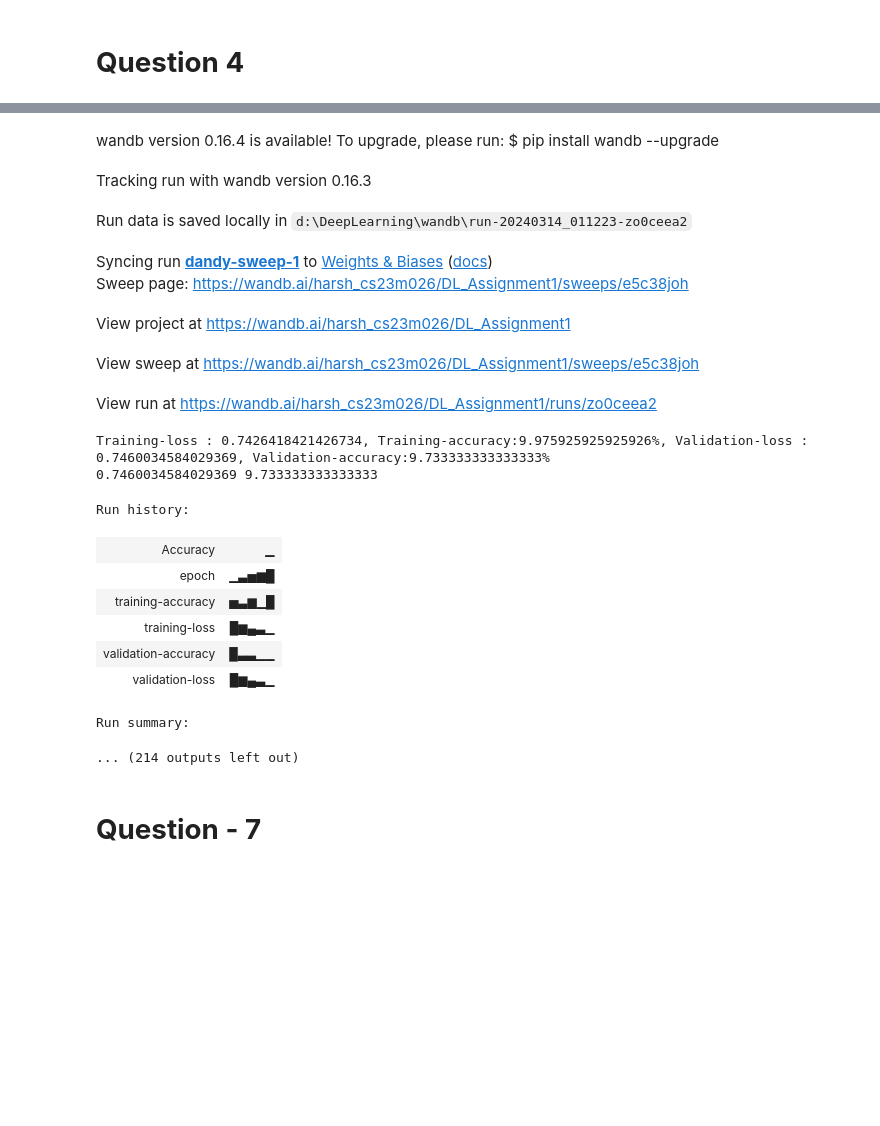
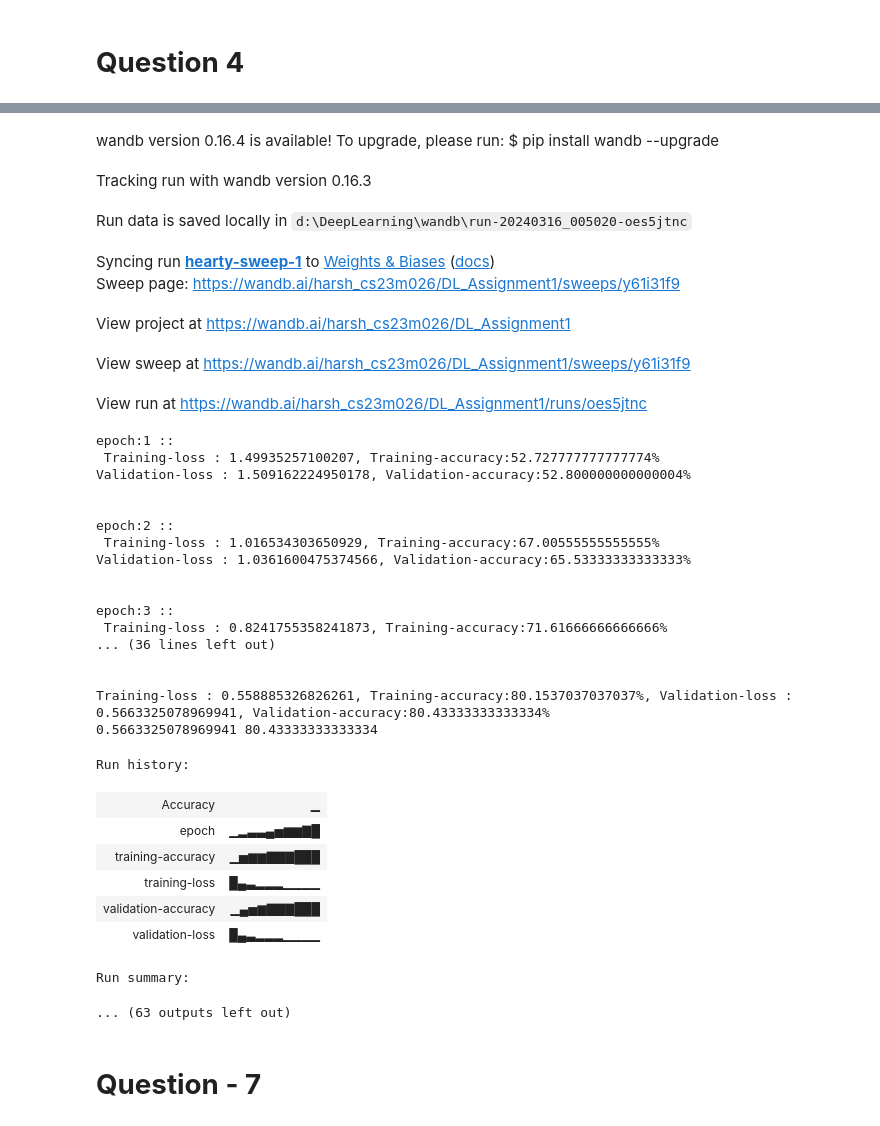
Before and after one commit to harshgupta1806/Feed-Forward-Neural-Network, a Jupyter notebook: DL_Assignment1_Final.ipynb, the cells around one changed output, grey strips where cells are left out. Saved outputs shown, nothing was run; the diff lists cells and outputs as text; code cells hidden in the pictures; blank space fills up the shorter version.

```diff
--- a/DL_Assignment1_Final.ipynb
+++ b/DL_Assignment1_Final.ipynb
@@ -867,24 +863,0 @@ Validation-loss : 0.3376357511931153, Validation-accuracy:60.5%
-# %%
-PARAM_NEURAL_NETWORK = {
-    "hidden_layers": 4,
-    "hidden_layer_sizes" : 64,
-    "activation_function": "ReLU", # sigmoid, tanh, ReLU
-    "dataset" : "mnist",
-    "loss_function" : "cross_entropy", # mean_squared_error, cross_entropy
-    "init" : "Xavier" #random, Xavier
-}
-PARAM_OPTIMIZER = {
-    "eta": 0.001,
-    "optimizer": "rmsprop", #sgd, momentum, adam, nadam, rmsprop, nag
-    "beta": 0.9,
-    "weight_decay": 0,
-    "epsilon": 1e-8,
-    "beta2" : 0.999,
-    "beta1" : 0.999,
-    "momentum" : 0.9
-}
-neural_network = Neural_Network(PARAM_NEURAL_NETWORK)
-optimizer = Optimizer(neural_network, PARAM_OPTIMIZER)
-
-my_model = Train_Model(neural_network, optimizer, log = 0, console = 1)
-my_model.fit_data(batch_size=32, epochs=10)
@@ -998,4 +948,4 @@ Sweep URL: https://wandb.ai/harsh_cs23m026/DL_Assignment1/sweeps/e5c38joh
 # %%
-wandb.agent(sweep_id, train, count = 250)
+wandb.agent(sweep_id, train, count = 5)
 wandb.finish()
 # %% [output]
@@ -1018,23 +970,38 @@ wandb:  weight_decay: 0.0005
 wandb: WARNING Ignored wandb.init() arg project when running a sweep.
 wandb version 0.16.4 is available! To upgrade, please run: $ pip install wandb --upgrade
 Tracking run with wandb version 0.16.3
-Run data is saved locally in d:\DeepLearning\wandb\run-20240314_011223-zo0ceea2
+Run data is saved locally in d:\DeepLearning\wandb\run-20240316_005020-oes5jtnc
-Syncing run dandy-sweep-1 to Weights & Biases (docs)
-Sweep page: https://wandb.ai/harsh_cs23m026/DL_Assignment1/sweeps/e5c38joh
+Syncing run hearty-sweep-1 to Weights & Biases (docs)
+Sweep page: https://wandb.ai/harsh_cs23m026/DL_Assignment1/sweeps/y61i31f9
 View project at https://wandb.ai/harsh_cs23m026/DL_Assignment1
-View sweep at https://wandb.ai/harsh_cs23m026/DL_Assignment1/sweeps/e5c38joh
+View sweep at https://wandb.ai/harsh_cs23m026/DL_Assignment1/sweeps/y61i31f9
-View run at https://wandb.ai/harsh_cs23m026/DL_Assignment1/runs/zo0ceea2
+View run at https://wandb.ai/harsh_cs23m026/DL_Assignment1/runs/oes5jtnc
-Training-loss : 0.7426418421426734, Training-accuracy:9.975925925925926%, Validation-loss : 0.7460034584029369, Validation-accuracy:9.733333333333333%
-0.7460034584029369 9.733333333333333
+epoch:1 ::
+ Training-loss : 1.49935257100207, Training-accuracy:52.727777777777774%
+Validation-loss : 1.509162224950178, Validation-accuracy:52.800000000000004%
+
+
+epoch:2 ::
+ Training-loss : 1.016534303650929, Training-accuracy:67.00555555555555%
+Validation-loss : 1.0361600475374566, Validation-accuracy:65.53333333333333%
+
+
+epoch:3 ::
+ Training-loss : 0.8241755358241873, Training-accuracy:71.61666666666666%
+... (36 lines left out)
+
+
+Training-loss : 0.558885326826261, Training-accuracy:80.1537037037037%, Validation-loss : 0.5663325078969941, Validation-accuracy:80.43333333333334%
+0.5663325078969941 80.43333333333334
 Run history:
 | Accuracy | ▁ |
-| epoch | ▁▃▅▆█ |
-| training-accuracy | ▅▃▆▁█ |
-| training-loss | █▆▄▃▁ |
-| validation-accuracy | █▃▃▁▁ |
-| validation-loss | █▆▄▃▁ |
+| epoch | ▁▂▃▃▄▅▆▆▇█ |
+| training-accuracy | ▁▅▆▆▇▇▇███ |
+| training-loss | █▄▃▂▂▂▁▁▁▁ |
+| validation-accuracy | ▁▄▅▆▇▇▇███ |
+| validation-loss | █▄▃▂▂▂▁▁▁▁ |
 Run summary:
-... (214 outputs left out)
+... (63 outputs left out)
 # %% [markdown]
 # **Question - 7**
 # %%
```
Also changed, not shown: parts of 23 cells of this notebook.
